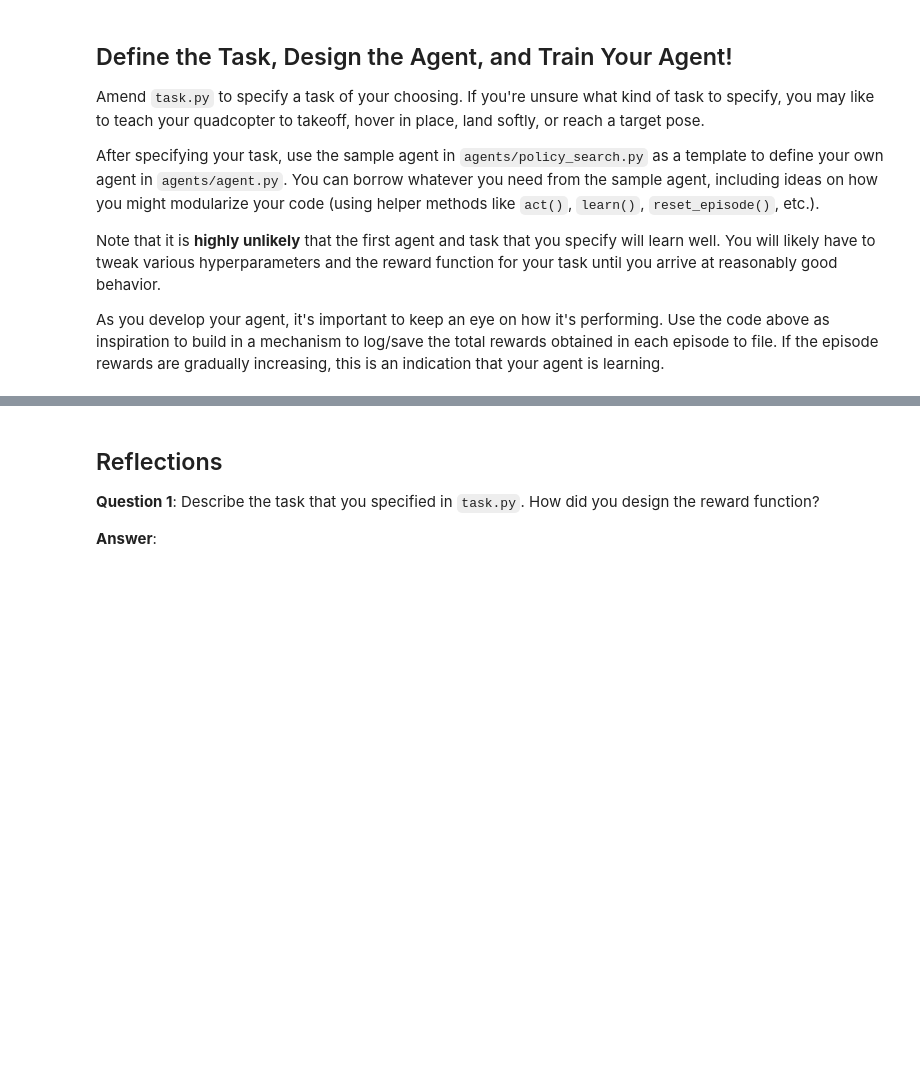
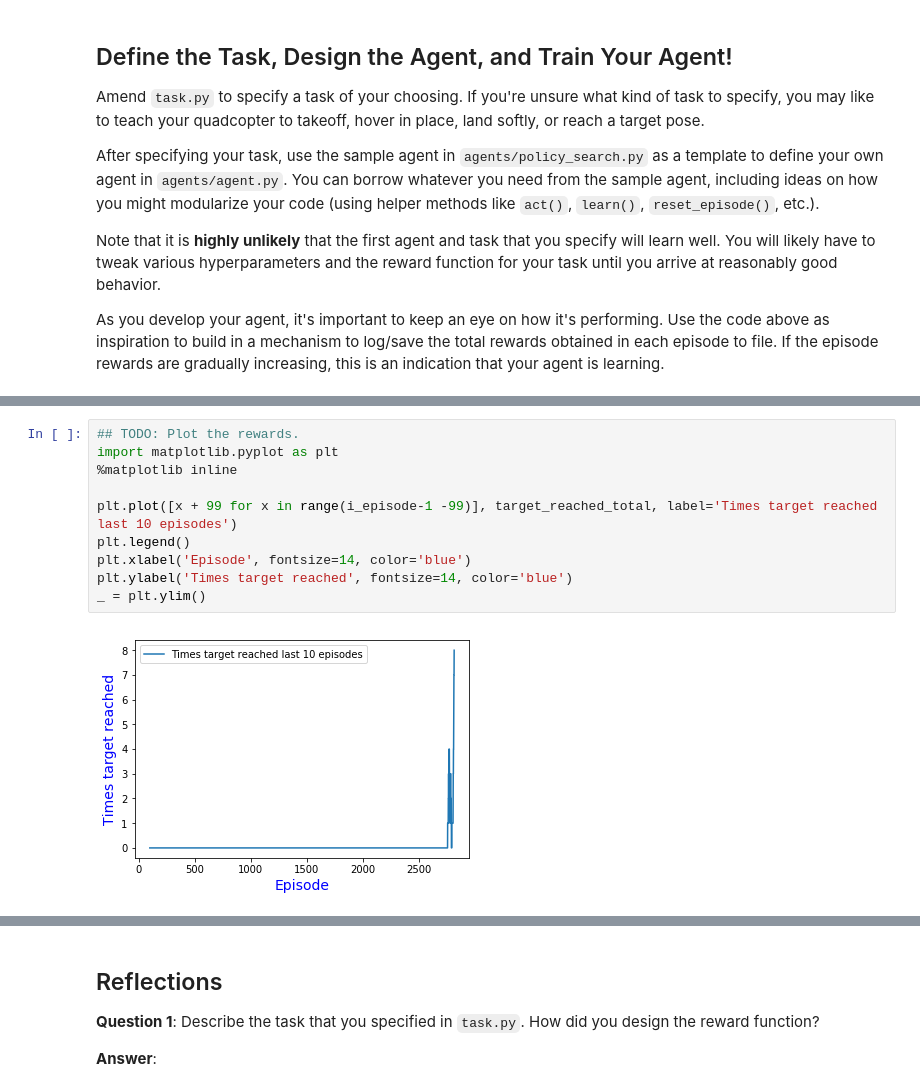
Before and after one commit to dan-lennox/ml-udacity-quadcopter-rl, a Jupyter notebook: Quadcopter_Project.ipynb, the cells around one changed output, grey strips where cells are left out. Drawn from its saved outputs; the diff is of its cells as text; blank space fills up the shorter version.

```diff
--- a/Quadcopter_Project.ipynb
+++ b/Quadcopter_Project.ipynb
@@ -350,3 +401,15 @@ _ = plt.ylim()
+# %%
+## TODO: Plot the rewards.
+import matplotlib.pyplot as plt
+%matplotlib inline
+
+plt.plot([x + 99 for x in range(i_episode-1 -99)], target_reached_total, label='Times target reached last 10 episodes')
+plt.legend()
+plt.xlabel('Episode', fontsize=14, color='blue')
+plt.ylabel('Times target reached', fontsize=14, color='blue')
+_ = plt.ylim()
+# %% [output]
+[figure, added]
 # %%
 ## TODO: Plot the average finishing position.
 import matplotlib.pyplot as plt
```
Also changed, not shown: parts of 8 cells of this notebook.
